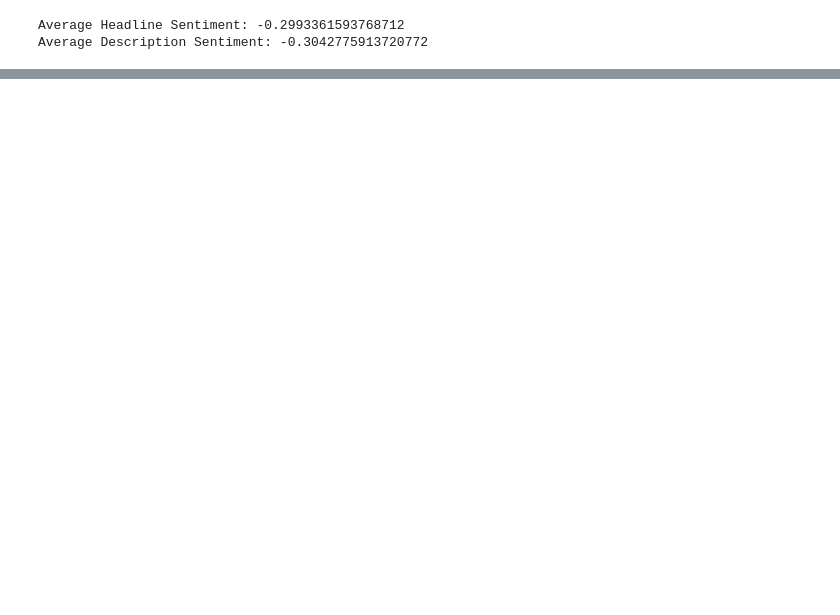
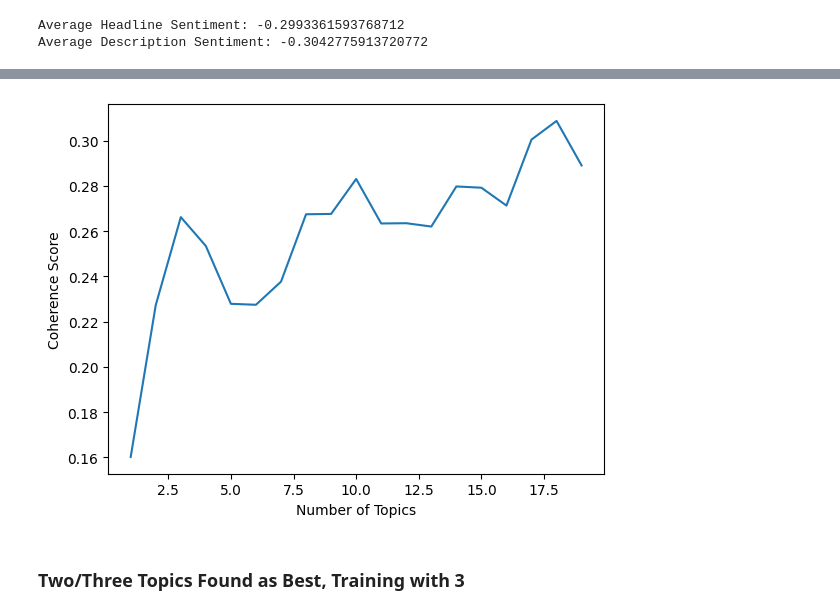
Before and after one commit to isaacbraun/data-mining, a Jupyter notebook: midterm.ipynb, the cells around one changed output, grey strips where cells are left out. Saved outputs shown, nothing was run; the diff lists cells and outputs as text; code cells hidden in the pictures; blank space fills up the shorter version.

```diff
--- a/midterm.ipynb
+++ b/midterm.ipynb
@@ -196,0 +462,19 @@ Average Description Sentiment: -0.3042775913720772
+# %%
+# Compute C_v Topics Score
+cv_topics = []
+cv_score = []
+for i in range(1,20,1):
+    # Train LDA Model
+    lda_model = LdaMulticore(corpus=corpus, id2word=dictionary, iterations=100, num_topics=i, workers=4, passes=10, random_state=100)
+    # Compute Coherence Score
+    cm = CoherenceModel(model=lda_model, texts=cleaned_tokens, corpus=corpus, dictionary=dictionary, coherence='c_v')
+    cv_topics.append(i)
+    cv_score.append(cm.get_coherence())
+_=plt.plot(cv_topics, cv_score)
+_=plt.xlabel('Number of Topics')
+_=plt.ylabel('Coherence Score')
+plt.show()
+# %% [output]
+[figure, added]
+# %% [markdown]
+### Two/Three Topics Found as Best, Training with 3
```
Also changed, not shown: parts of 41 cells of this notebook.
